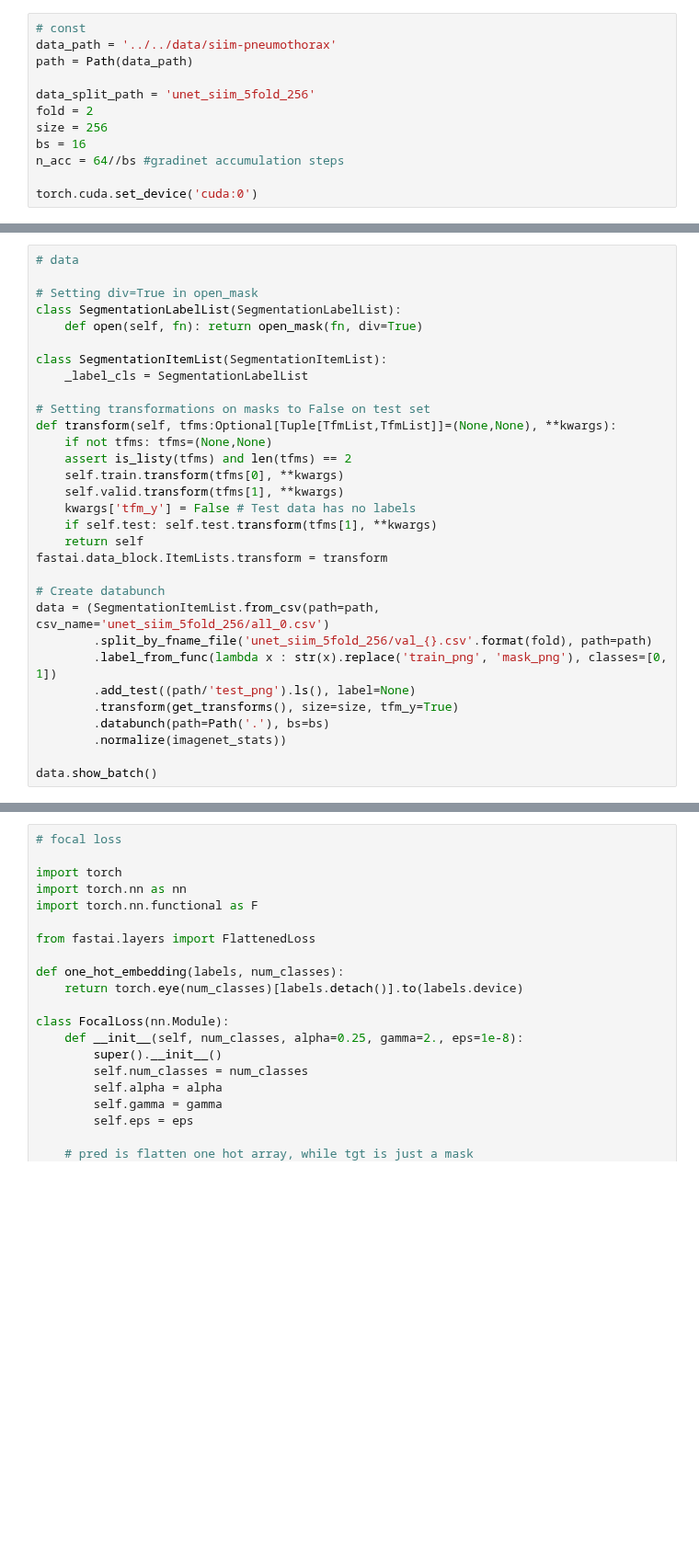
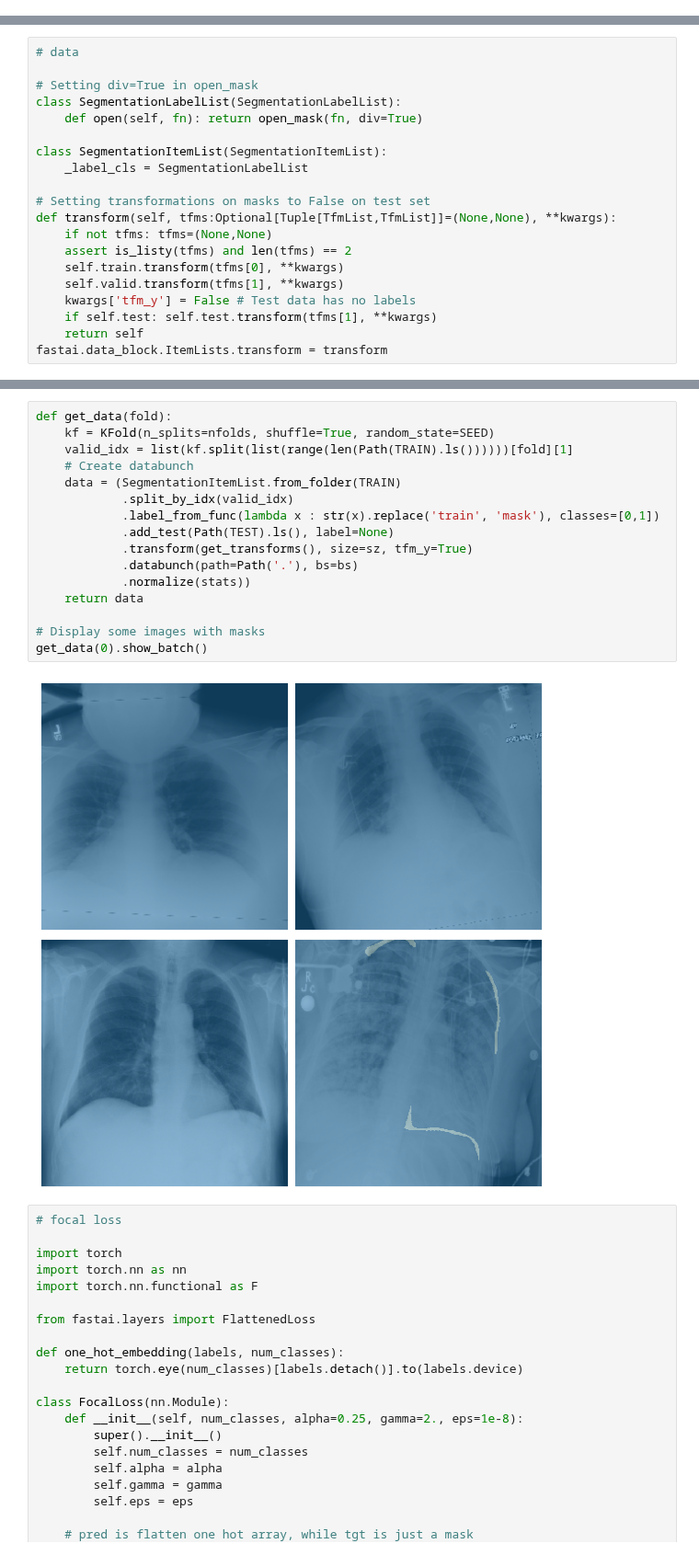
Before and after one commit to xiedidan/siim-pneumothorax, a Jupyter notebook: unet.ipynb, the cells around one changed output, grey strips where cells are left out. Shown at 92% size. Drawn from its saved outputs; the diff is of its cells as text; blank space fills up the shorter version.

```diff
--- a/unet.ipynb
+++ b/unet.ipynb
@@ -15,15 +18,3 @@ from fastai.vision import *
 import torch
 
 from util import mask2rle, rle2mask
-# %%
-# const
-data_path = '../../data/siim-pneumothorax'
-path = Path(data_path)
-
-data_split_path = 'unet_siim_5fold_256'
-fold = 2
-size = 256
-bs = 16
-n_acc = 64//bs #gradinet accumulation steps
-
-torch.cuda.set_device('cuda:0')
@@ -47,14 +66,3 @@ def transform(self, tfms:Optional[Tuple[TfmList,TfmList]]=(None,None), **kwargs)
     if self.test: self.test.transform(tfms[1], **kwargs)
     return self
 fastai.data_block.ItemLists.transform = transform
-
-# Create databunch
-data = (SegmentationItemList.from_csv(path=path, csv_name='unet_siim_5fold_256/all_0.csv')
-        .split_by_fname_file('unet_siim_5fold_256/val_{}.csv'.format(fold), path=path)
-        .label_from_func(lambda x : str(x).replace('train_png', 'mask_png'), classes=[0, 1])
-        .add_test((path/'test_png').ls(), label=None)
-        .transform(get_transforms(), size=size, tfm_y=True)
-        .databunch(path=Path('.'), bs=bs)
-        .normalize(imagenet_stats))
-
-data.show_batch()
@@ -63,3 +69,21 @@ data.show_batch()
+# %%
+def get_data(fold):
+    kf = KFold(n_splits=nfolds, shuffle=True, random_state=SEED)
+    valid_idx = list(kf.split(list(range(len(Path(TRAIN).ls())))))[fold][1]
+    # Create databunch
+    data = (SegmentationItemList.from_folder(TRAIN)
+            .split_by_idx(valid_idx)
+            .label_from_func(lambda x : str(x).replace('train', 'mask'), classes=[0,1])
+            .add_test(Path(TEST).ls(), label=None)
+            .transform(get_transforms(), size=sz, tfm_y=True)
+            .databunch(path=Path('.'), bs=bs)
+            .normalize(stats))
+    return data
+
+# Display some images with masks
+get_data(0).show_batch()
+# %% [output]
+[figure, added]
 # %%
 # focal loss
 
```
Also changed, not shown: parts of 11 cells of this notebook, 3 other files.
